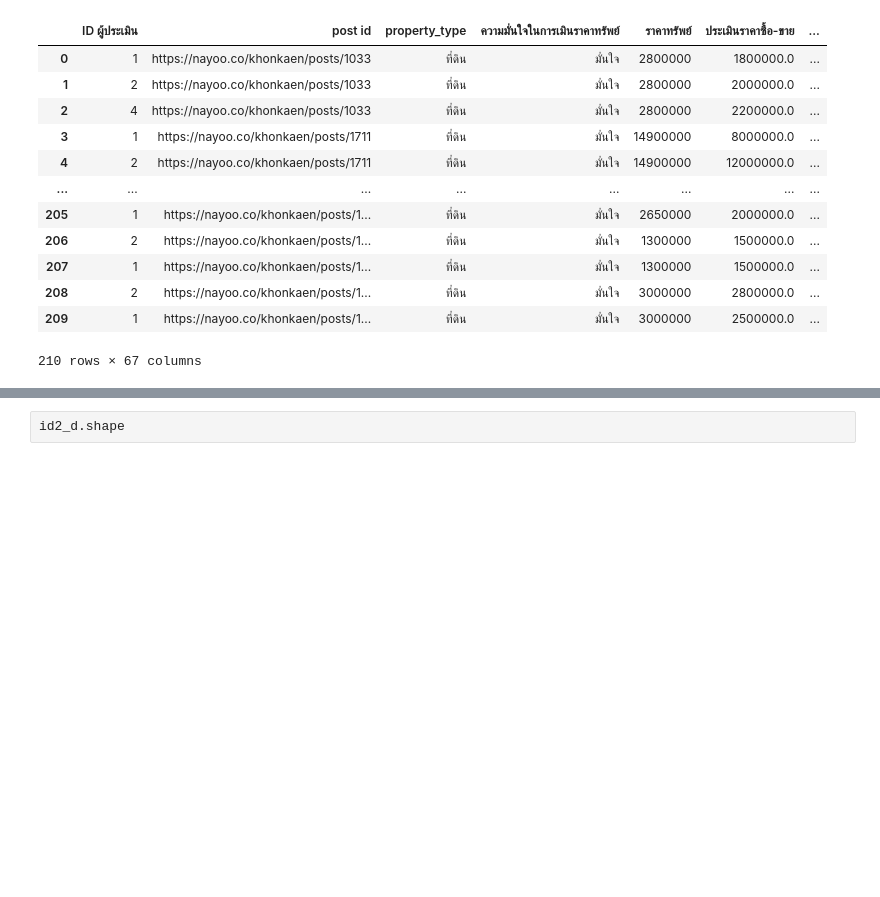
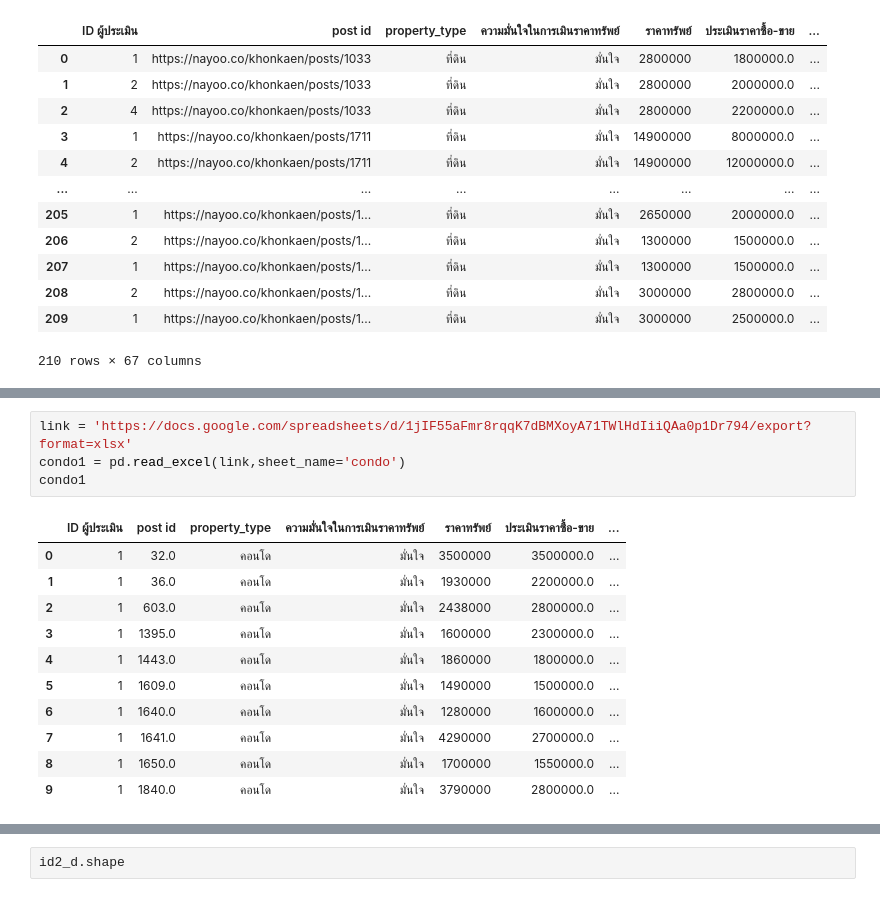
Before and after one commit to Aomaphisara/bsc_dpdm22, a Jupyter notebook: [dataprep1].ipynb, the cells around one changed output, grey strips where cells are left out. Cells and saved outputs as stored; diff of their text form; blank space fills up the shorter version.

```diff
--- a/[dataprep1].ipynb
+++ b/[dataprep1].ipynb
@@ -1026,3 +1023,19 @@ land
 | 1218 | 2 | https://nayoo.co/khonkaen/posts/6260 | บ้านเดี่ยว | มั่นใจ | 620000 | 700000.0 | ... |
 | 1219 | 1 | https://nayoo.co/khonkaen/posts/6260 | บ้านเดี่ยว | มั่นใจ | 620000 | 750000.0 | ... |
 1220 rows × 9 columns
+# %%
+link = 'https://docs.google.com/spreadsheets/d/1jIF55aFmr8rqqK7dBMXoyA71TWlHdIiiQAa0p1Dr794/export?format=xlsx'
+condo1 = pd.read_excel(link,sheet_name='condo')
+condo1
+# %% [output]
+|  | ID ผู้ประเมิน | post id | property_type | ความมั่นใจในการเมินราคาทรัพย์ | ราคาทรัพย์ | ประเมินราคาซื้อ-ขาย | ... |
+| 0 | 1 | 32.0 | คอนโด | มั่นใจ | 3500000 | 3500000.0 | ... |
+| 1 | 1 | 36.0 | คอนโด | มั่นใจ | 1930000 | 2200000.0 | ... |
+| 2 | 1 | 603.0 | คอนโด | มั่นใจ | 2438000 | 2800000.0 | ... |
+| 3 | 1 | 1395.0 | คอนโด | มั่นใจ | 1600000 | 2300000.0 | ... |
+| 4 | 1 | 1443.0 | คอนโด | มั่นใจ | 1860000 | 1800000.0 | ... |
+| 5 | 1 | 1609.0 | คอนโด | มั่นใจ | 1490000 | 1500000.0 | ... |
+| 6 | 1 | 1640.0 | คอนโด | มั่นใจ | 1280000 | 1600000.0 | ... |
+| 7 | 1 | 1641.0 | คอนโด | มั่นใจ | 4290000 | 2700000.0 | ... |
+| 8 | 1 | 1650.0 | คอนโด | มั่นใจ | 1700000 | 1550000.0 | ... |
+| 9 | 1 | 1840.0 | คอนโด | มั่นใจ | 3790000 | 2800000.0 | ... |
```
Also changed, not shown: parts of 11 cells of this notebook.
